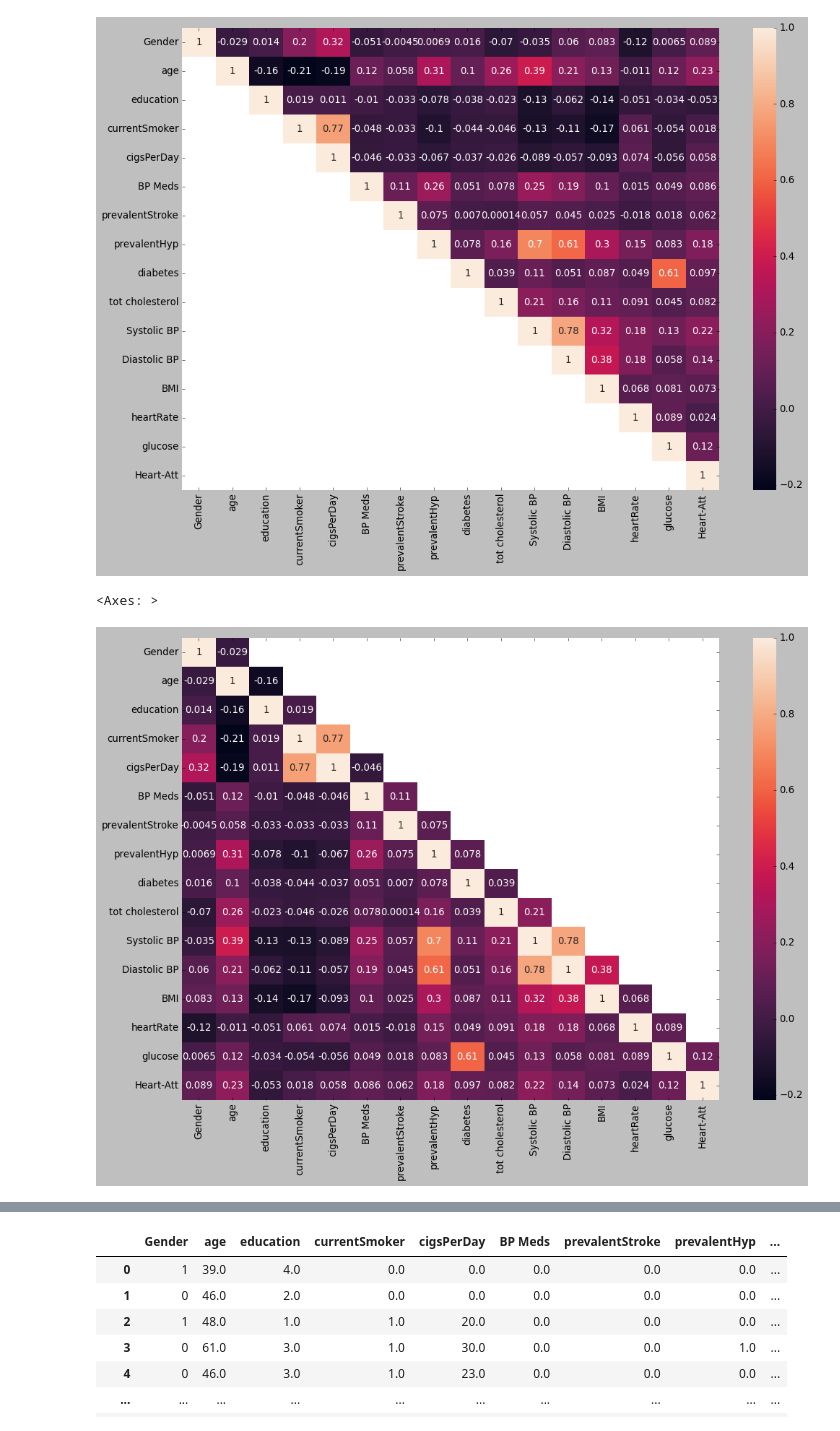
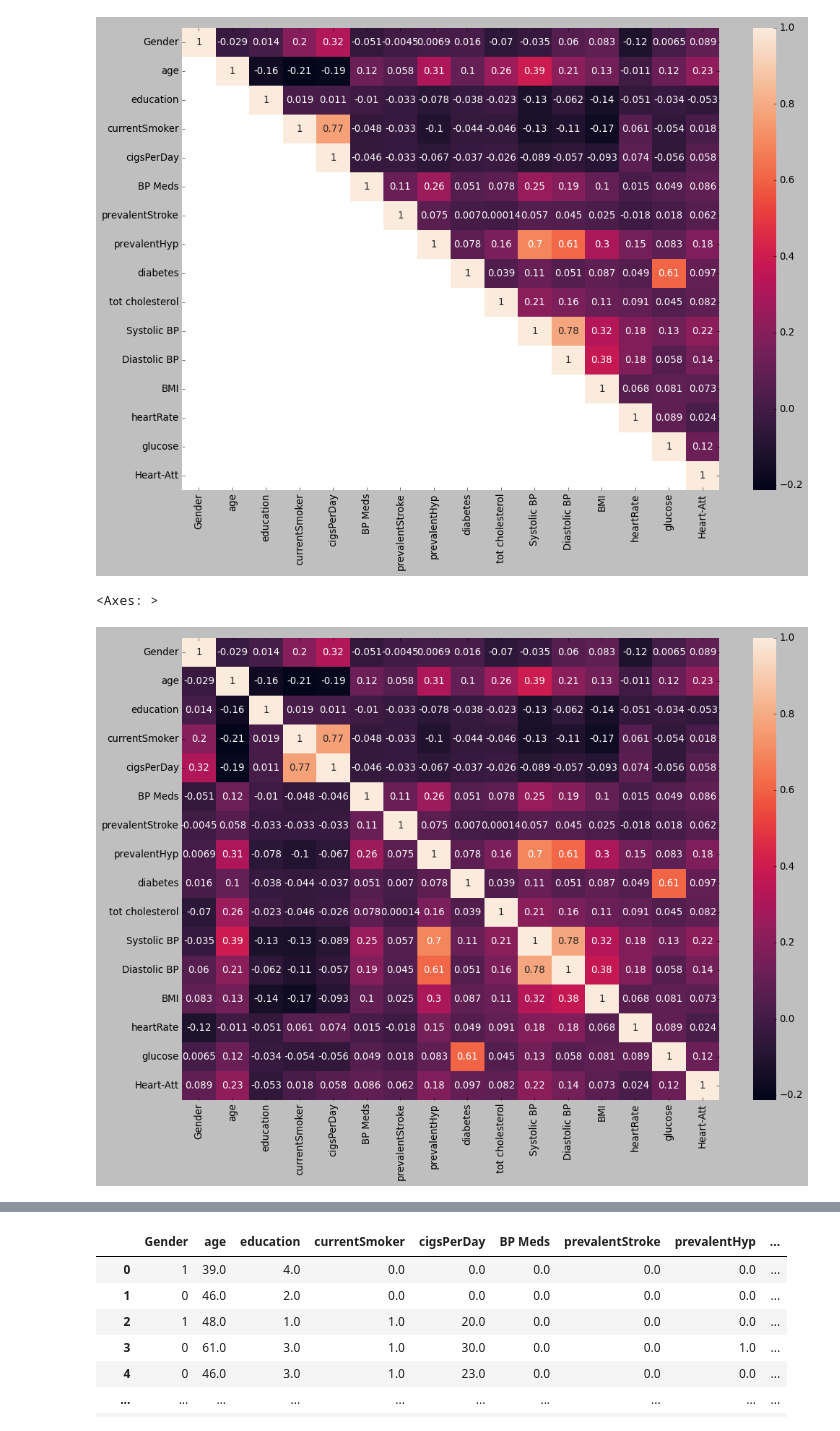
Before and after one commit to Harsh-bharwani/AI, a Jupyter notebook: Self Practice.ipynb, the cells around one changed output, grey strips where cells are left out. Drawn from its saved outputs; the diff is of its cells as text; code cells hidden in the pictures.

```diff
--- a/Self Practice.ipynb
+++ b/Self Practice.ipynb
@@ -552,10 +552,10 @@ sns.heatmap(df.corr(), annot=True,mask=np.tril(df.corr(),-1))
 # %%
 plt.figure(figsize=(15,10)) # height and width
 #Lower Triangle
-sns.heatmap(df.corr(), annot=True,mask=np.triu(df.corr(),+2))
+sns.heatmap(df.corr(), annot=True)
 # %% [output]
 <Axes: >
-[figure, old version]
+[figure, new version]
 # %%
 data=df.copy()
 # %%
```
Also changed, not shown: parts of 7 cells of this notebook, 2 other files.
